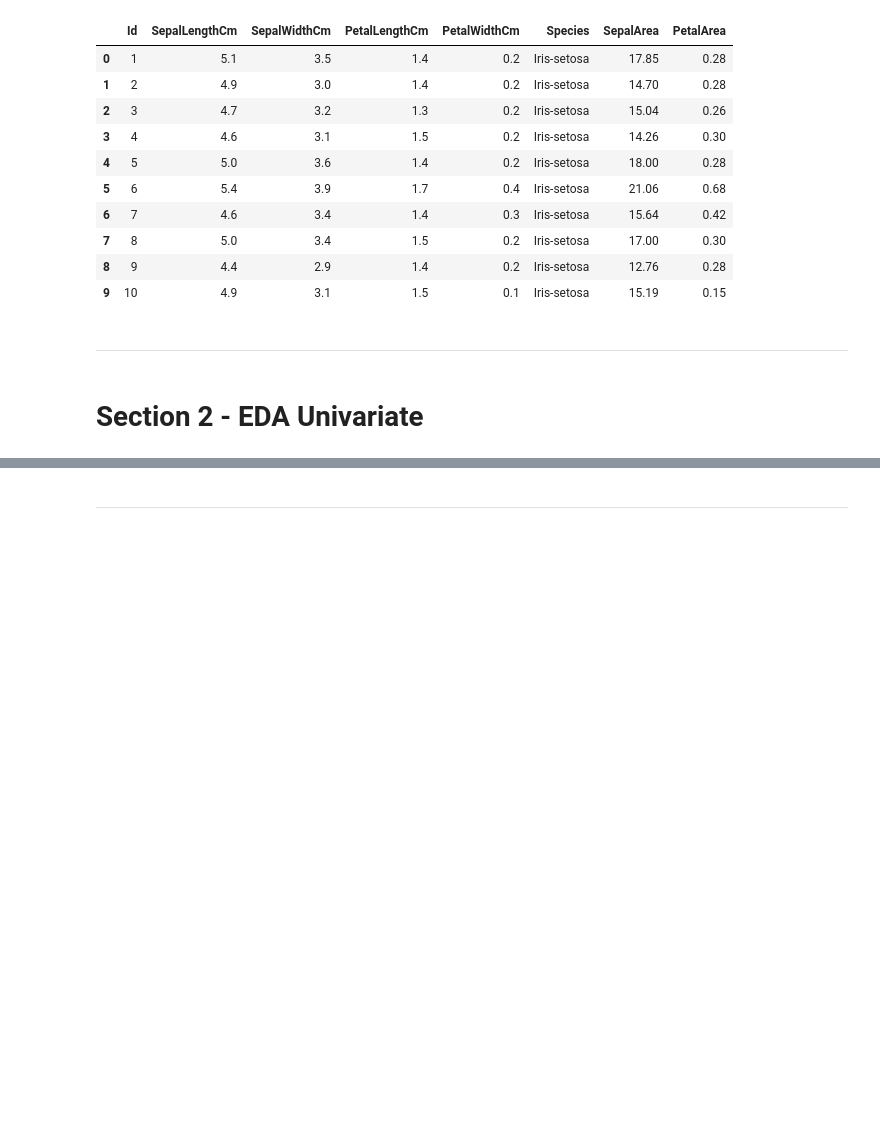
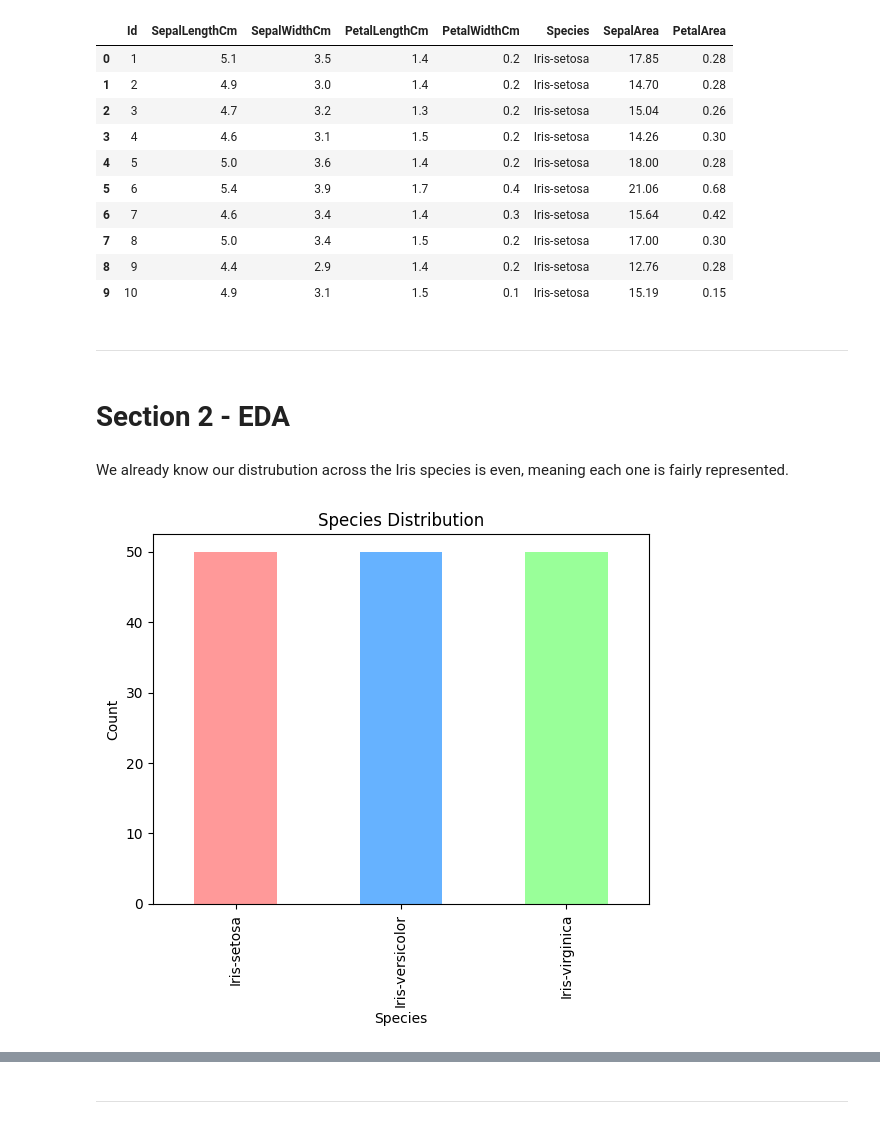
Before and after one commit to 13NateMate37/Practice_with_Iris_take2, a Jupyter notebook: jupyter_notebooks/2_irisprac_EDA copy.ipynb, the cells around one changed output, grey strips where cells are left out. Saved outputs shown, nothing was run; the diff lists cells and outputs as text; code cells hidden in the pictures; blank space fills up the shorter version.

```diff
--- a/jupyter_notebooks/2_irisprac_EDA copy.ipynb
+++ b/jupyter_notebooks/2_irisprac_EDA copy.ipynb
@@ -73,4 +73,17 @@ df_clean.head(10)
 # %% [markdown]
 ---
 # %% [markdown]
-# Section 2 - EDA Univariate
+# Section 2 - EDA
+# %% [markdown]
+We already know our distrubution across the Iris species is even, meaning each one is fairly represented.
+# %%
+ax = df_clean["Species"].value_counts().plot(
+    kind="bar",
+    title="Species Distribution",
+    xlabel="Species",
+    ylabel="Count",
+    color=["#FF9999", "#66B2FF", "#99FF99"]
+)
+plt.show()
+# %% [output]
+[figure, added]
```
Also changed, not shown: parts of 19 cells of this notebook, 2 other files.
